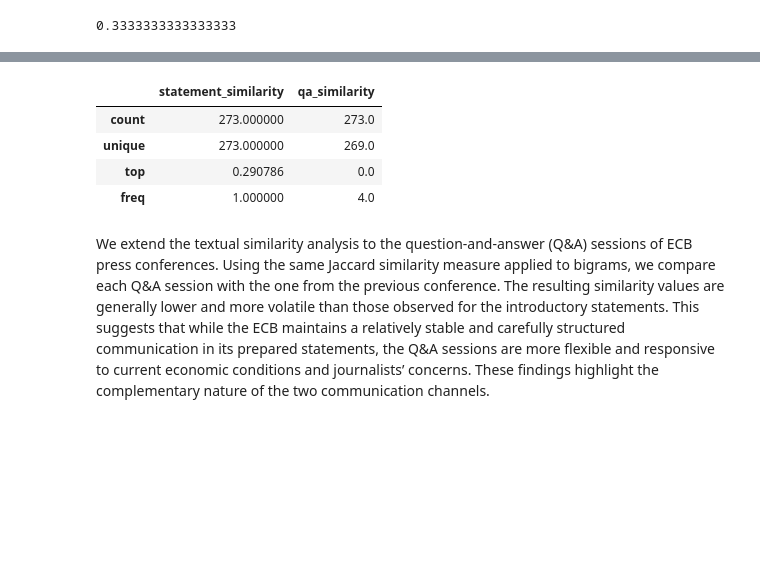
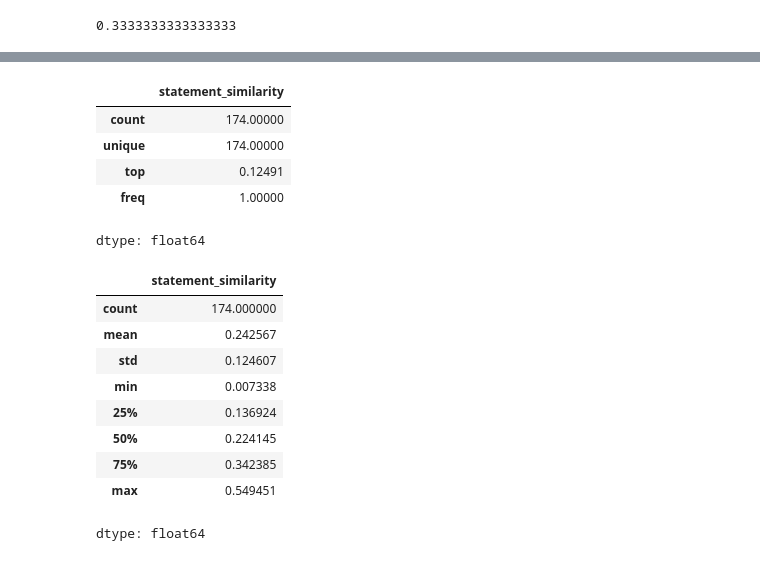
Before and after one commit to Katpst/ECB-similarity-project, a Jupyter notebook: Data_Science.ipynb, the cells around one changed output, grey strips where cells are left out. Saved outputs shown, nothing was run; the diff lists cells and outputs as text; code cells hidden in the pictures; blank space fills up the shorter version.

Commit message:
updated
Added similarity measures

```diff
--- a/Data_Science.ipynb
+++ b/Data_Science.ipynb
@@ -678,0 +646,34 @@ Q&A similarity saved to: /content/drive/MyDrive/PROJET ECB/ecb_step1_5_qa_simila
+# %%
+# Step 1.38 — Compute similarity series within a sample
+
+import pandas as pd
+
+def compute_similarity_series_from_sets(sets_series):
+    """
+    Compute Jaccard similarity between consecutive documents
+    within a given sample.
+    """
+    similarities = [pd.NA]  # first document has no previous one
+    for i in range(1, len(sets_series)):
+        prev_set = sets_series.iloc[i-1]
+        curr_set = sets_series.iloc[i]
+
+        if prev_set is None or curr_set is None:
+            similarities.append(pd.NA)
+        elif len(prev_set) == 0 and len(curr_set) == 0:
+            similarities.append(pd.NA)
+        else:
+            similarities.append(jaccard(prev_set, curr_set))
+
+    return similarities
+# %%
+# Step 1.39 — Replication sample (1999–2013): statement similarity
+
+df_9913 = df_9913.sort_values("date").reset_index(drop=True)
+
+df_9913["statement_similarity"] = compute_similarity_series_from_sets(
+    df_9913["bigrams_statement"]
+)
+
+# Quick view (first 10 rows)
+df_9913[["date", "statement_similarity"]].head(10)
@@ -679,12 +692,28 @@ Q&A similarity saved to: /content/drive/MyDrive/PROJET ECB/ecb_step1_5_qa_simila
 # %%
-# Optional — Compare distributions
-
-df[["statement_similarity", "qa_similarity"]].dropna().describe()
+df_9913["statement_similarity"].dropna().describe()
 # %% [output]
-|  | statement_similarity | qa_similarity |
-| count | 273.000000 | 273.0 |
-| unique | 273.000000 | 269.0 |
-| top | 0.290786 | 0.0 |
-| freq | 1.000000 | 4.0 |
+|  | statement_similarity |
+| count | 174.00000 |
+| unique | 174.00000 |
+| top | 0.12491 |
+| freq | 1.00000 |
+dtype: float64
-# %% [markdown]
-We extend the textual similarity analysis to the question-and-answer (Q&A) sessions of ECB press conferences. Using the same Jaccard similarity measure applied to bigrams, we compare each Q&A session with the one from the previous conference. The resulting similarity values are generally lower and more volatile than those observed for the introductory statements. This suggests that while the ECB maintains a relatively stable and carefully structured communication in its prepared statements, the Q&A sessions are more flexible and responsive to current economic conditions and journalists’ concerns. These findings highlight the complementary nature of the two communication channels.
+# %%
+# Force similarity column to numeric (important for stats & regressions)
+
+df_9913["statement_similarity"] = pd.to_numeric(
+    df_9913["statement_similarity"], errors="coerce"
+)
+
+df_9913["statement_similarity"].describe()
+# %% [output]
+|  | statement_similarity |
+| count | 174.000000 |
+| mean | 0.242567 |
+| std | 0.124607 |
+| min | 0.007338 |
+| 25% | 0.136924 |
+| 50% | 0.224145 |
+| 75% | 0.342385 |
+| max | 0.549451 |
+dtype: float64
```
Also changed, not shown: parts of 34 cells of this notebook.
